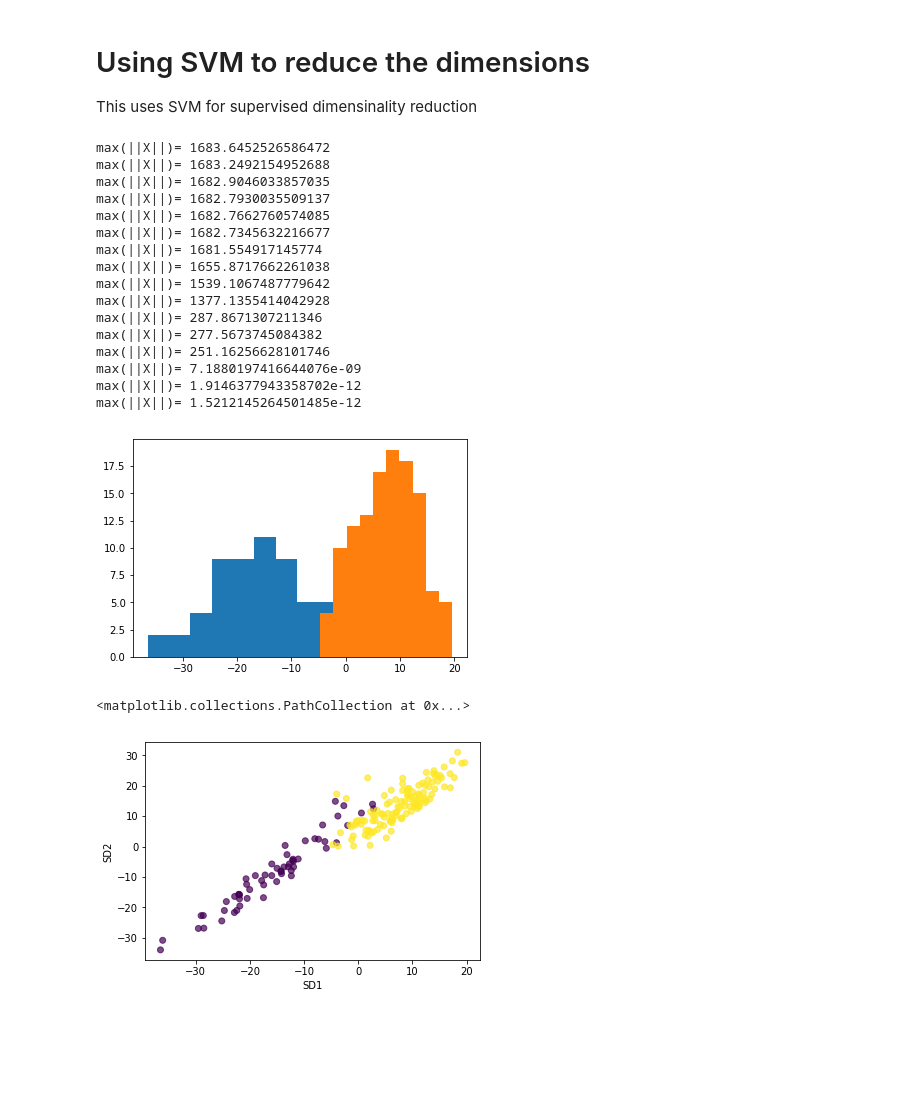
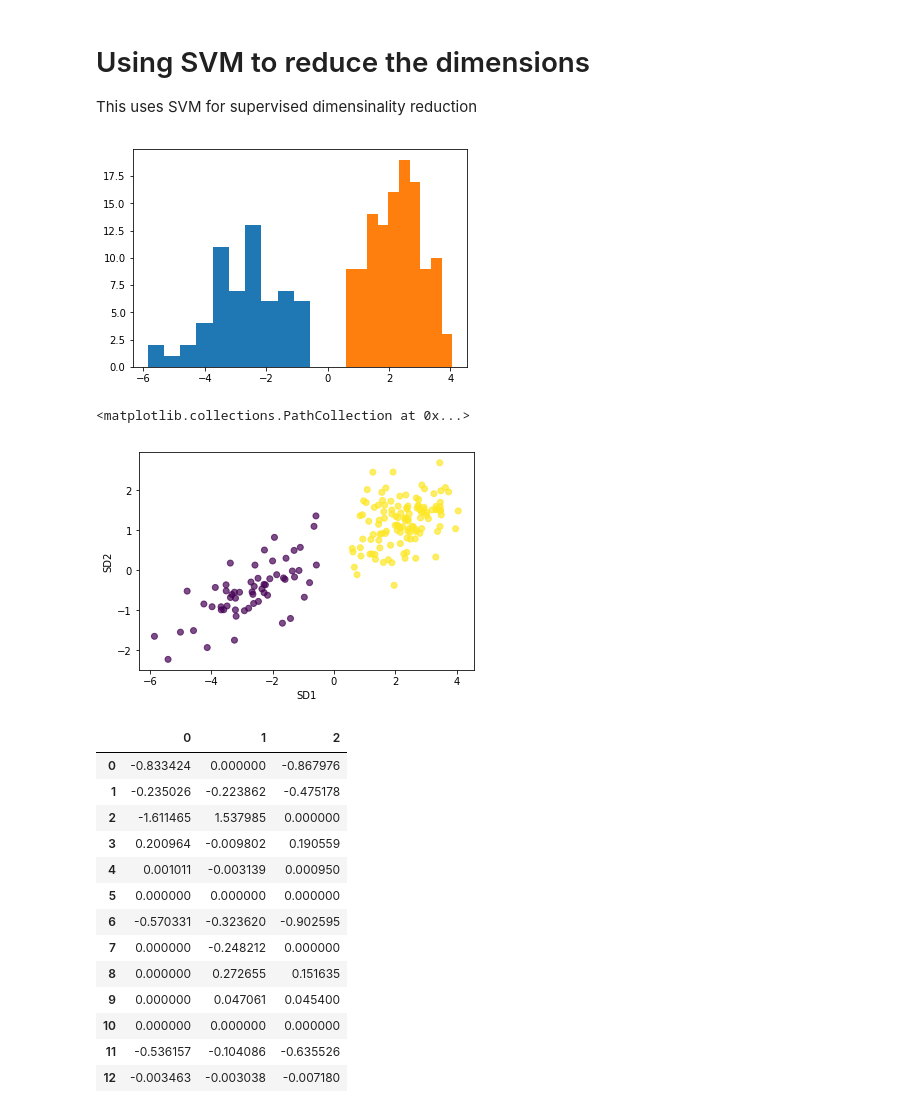
Before and after one commit to rezabonyadi/ML_mini_hyper_book, a Jupyter notebook: codes/svm_dimensionality_reduction/SVM_dimentionality_reduction.ipynb, the cells around one changed output. Cells and saved outputs as stored; diff of their text form; code cells hidden in the pictures; blank space fills up the shorter version.

```diff
--- a/codes/svm_dimensionality_reduction/SVM_dimentionality_reduction.ipynb
+++ b/codes/svm_dimensionality_reduction/SVM_dimentionality_reduction.ipynb
@@ -1,6 +1,9 @@
 # %%
 # Load data
 from sklearn.datasets import load_wine
+import numpy as np
+from matplotlib import pyplot as plt
+from mpl_toolkits.mplot3d import Axes3D
 
 d = load_wine()
 x = d['data']
@@ -8,7 +11,8 @@ y = d['target']
 
 y[y==2] = 1
 
-# x = np.random.randn(1000,2)*1+[3,5]
-# x = np.concatenate([x, np.random.randn(1000,2)*1+[-3,5]])
-# y=np.concatenate([np.zeros(1000),np.ones(1000)])
+# x = np.random.randn(100,3)*1+[3,5,7]
+# x = np.concatenate([x, np.random.randn(100,3)*1+[-6,5, -7]])
+# y=np.concatenate([np.zeros(100),np.ones(100)])
+y[y==0]=-1
 # %%
@@ -85,58 +89,75 @@ plt.scatter(x_lda[:,0], x_lda[:,1], c=y, alpha=0.7)
 This uses SVM for supervised dimensinality reduction
 # %%
 from sklearn.svm import LinearSVC
+from sklearn.linear_model import SGDClassifier, ElasticNet
 
 class svm_dr:
     def __init__(self):
         pass
 
     def transform(self, x, nc=1):
-        return x.dot(self.reduction_vector[:,0:nc])
+        r = np.zeros((x.shape[0], nc))
+        for i in range(nc):
+            x=x-self.means[i,:]
+            r[:, i] = x.dot(self.reduction_vector[:,i])+self.intercepts[i]
+
+        return r
 
     def fit(self, x, y, nc=1, C=0.5):
         self.reduction_vector = np.zeros((x.shape[1], nc))
+        self.intercepts = np.zeros(nc)
+        self.means = np.zeros((nc, x.shape[1]))
+
         x1 = x
 
         for i in range(nc):
-            print('max(||X||)=', np.max(np.linalg.norm(x1, axis=1)))
+            self.means[i,:] = np.mean(x1, axis=0)
+            x1 = x1-np.mean(x1, axis=0)
+
+#             print('max(||X||)=', np.max(np.linalg.norm(x1, axis=1)))
+            m = LinearSVC(C=C)
 #             m = LinearSVC(penalty='l1', dual=False)
-            m = LinearSVC(C=C)
 
             m.fit(x1, y)
             omega = m.coef_
+
+            self.reduction_vector[:,i] = omega
+            self.intercepts[i] = m.intercept_
+
             omega = omega/np.linalg.norm(omega)
-            self.reduction_vector[:,i] = omega
             x1 = x1 - x1.dot(omega.T).dot(omega)
 # %%
 l = svm_dr()
-l.fit(x, y, nc=16, C=0.3)
+l.fit(x, y, nc=3, C=0.5)
 
 x_svm = l.transform(x, 1)
 for i in np.unique(y):
     plt.hist(x_svm[np.where(y==i)])
 plt.show()
 
 x_svm = l.transform(x, 2)
 plt.xlabel('SD1')
 plt.ylabel('SD2')
 plt.scatter(x_svm[:,0], x_svm[:,1], c=y, alpha=0.7)
 # %% [output]
+[figure, new version]
-max(||X||)= 1683.6452526586472
-max(||X||)= 1683.2492154952688
-max(||X||)= 1682.9046033857035
-max(||X||)= 1682.7930035509137
-max(||X||)= 1682.7662760574085
-max(||X||)= 1682.7345632216677
-max(||X||)= 1681.554917145774
-max(||X||)= 1655.8717662261038
-max(||X||)= 1539.1067487779642
-max(||X||)= 1377.1355414042928
-max(||X||)= 287.8671307211346
-max(||X||)= 277.5673745084382
-max(||X||)= 251.16256628101746
-max(||X||)= 7.1880197416644076e-09
-max(||X||)= 1.9146377943358702e-12
-max(||X||)= 1.5212145264501485e-12
+<matplotlib.collections.PathCollection at 0x...>
-[figure, old version]
-<matplotlib.collections.PathCollection at 0x...>
-[figure, old version]
+[figure, new version]
+# %%
+import pandas as pd
+pd.DataFrame(l.reduction_vector)
+# %% [output]
+|  | 0 | 1 | 2 |
+| 0 | -0.833424 | 0.000000 | -0.867976 |
+| 1 | -0.235026 | -0.223862 | -0.475178 |
+| 2 | -1.611465 | 1.537985 | 0.000000 |
+| 3 | 0.200964 | -0.009802 | 0.190559 |
+| 4 | 0.001011 | -0.003139 | 0.000950 |
+| 5 | 0.000000 | 0.000000 | 0.000000 |
+| 6 | -0.570331 | -0.323620 | -0.902595 |
+| 7 | 0.000000 | -0.248212 | 0.000000 |
+| 8 | 0.000000 | 0.272655 | 0.151635 |
+| 9 | 0.000000 | 0.047061 | 0.045400 |
+| 10 | 0.000000 | 0.000000 | 0.000000 |
+| 11 | -0.536157 | -0.104086 | -0.635526 |
+| 12 | -0.003463 | -0.003038 | -0.007180 |
```
Also changed, not shown: parts of 8 cells of this notebook, 36 other files.
